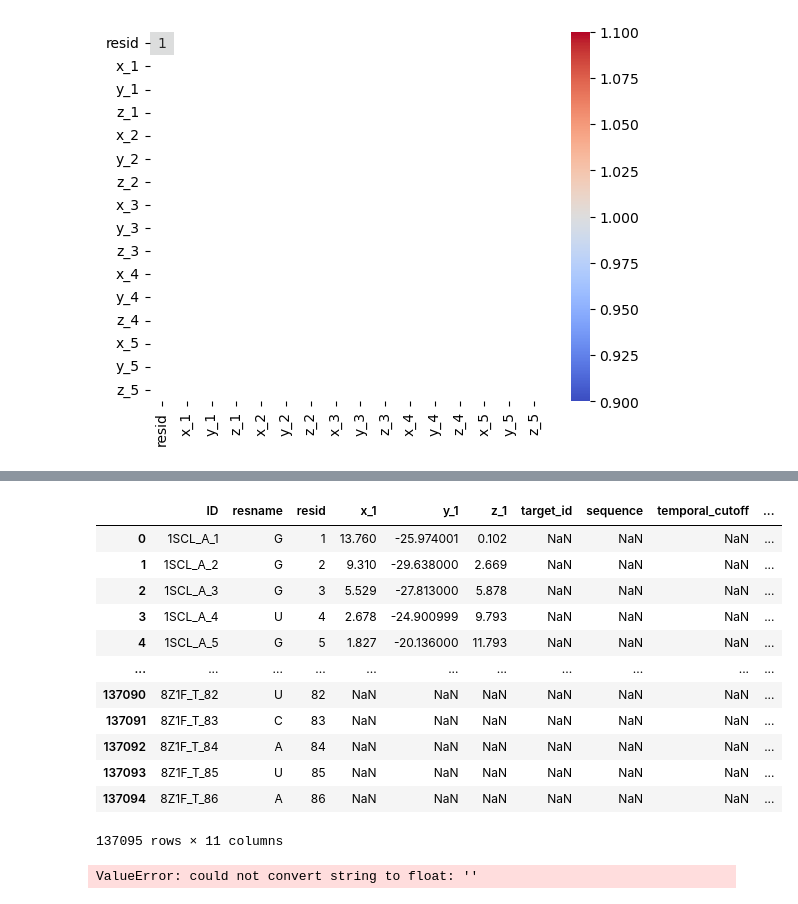
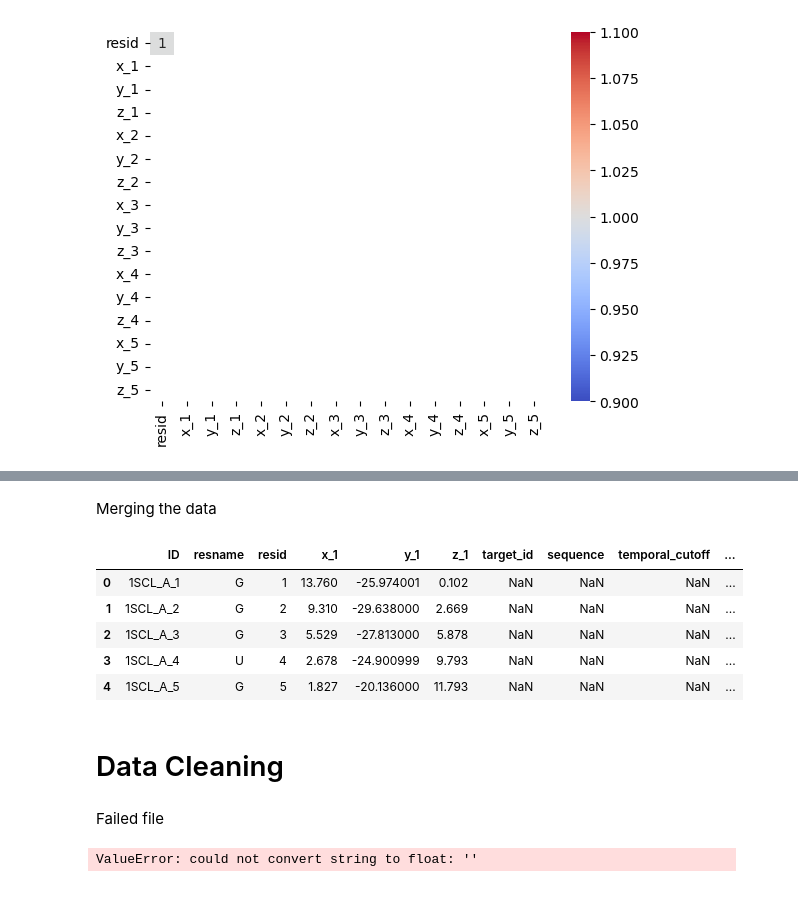
Before and after one commit to yamellmejia/Project-4, a Jupyter notebook: Project_4.ipynb, the cells around one changed output, grey strips where cells are left out. Cells and saved outputs as stored; diff of their text form; code cells hidden in the pictures.

```diff
--- a/Project_4.ipynb
+++ b/Project_4.ipynb
@@ -155,0 +47,35 @@ dtype: int64
+# %%
+# File paths
+sample_submission = Path("Resources/sample_submission.csv")
+test_sequences = Path("Resources/test_sequences.csv")
+train_labels = Path("Resources/train_labels.csv")
+train_sequences = Path("Resources/train_sequences.csv")
+validation_labels = Path("Resources/validation_labels.csv")
+validation_sequences_path = Path("Resources/validation_sequences.csv")  # Rename variable
+
+# Read CSV files into DataFrames
+sample_submission_df = pd.read_csv(sample_submission)
+test_sequences_df = pd.read_csv(test_sequences)
+train_labels_df = pd.read_csv(train_labels)
+train_sequences_df = pd.read_csv(train_sequences)
+validation_labels_df = pd.read_csv(validation_labels)
+validation_sequences_df = pd.read_csv(validation_sequences_path)  # Use renamed variable
+
+# Display the first few rows of each DataFrame
+print("Sample Submission DataFrame:")
+print(sample_submission_df.head())
+
+print("\nTest Sequences DataFrame:")
+print(test_sequences_df.head())
+
+print("\nTrain Labels DataFrame:")
+print(train_labels_df.head())
+
+print("\nTrain Sequences DataFrame:")
+print(train_sequences_df.head())
+
+print("\nValidation Labels DataFrame:")
+print(validation_labels_df.head())
+
+print("\nValidation Sequences DataFrame:")
+print(validation_sequences_df.head())
@@ -227,19 +115,20 @@ train_sequences.head()
+# %% [markdown]
+Merging the data
 # %%
 # Merge sequence and structural data based on target_id
-merged_df = pd.merge(train_labels, train_sequences, left_on='ID', right_on='target_id', how='left')
-merged_df
+merged_df = pd.merge(train_labels_df, train_sequences_df, left_on='ID', right_on='target_id', how='left')
+
+# Display the first few rows of the merged DataFrame
+merged_df.head()
 # %% [output]
 |  | ID | resname | resid | x_1 | y_1 | z_1 | target_id | sequence | temporal_cutoff | ... |
 | 0 | 1SCL_A_1 | G | 1 | 13.760 | -25.974001 | 0.102 | NaN | NaN | NaN | ... |
 | 1 | 1SCL_A_2 | G | 2 | 9.310 | -29.638000 | 2.669 | NaN | NaN | NaN | ... |
 | 2 | 1SCL_A_3 | G | 3 | 5.529 | -27.813000 | 5.878 | NaN | NaN | NaN | ... |
 | 3 | 1SCL_A_4 | U | 4 | 2.678 | -24.900999 | 9.793 | NaN | NaN | NaN | ... |
 | 4 | 1SCL_A_5 | G | 5 | 1.827 | -20.136000 | 11.793 | NaN | NaN | NaN | ... |
-| ... | ... | ... | ... | ... | ... | ... | ... | ... | ... | ... |
-| 137090 | 8Z1F_T_82 | U | 82 | NaN | NaN | NaN | NaN | NaN | NaN | ... |
-| 137091 | 8Z1F_T_83 | C | 83 | NaN | NaN | NaN | NaN | NaN | NaN | ... |
-| 137092 | 8Z1F_T_84 | A | 84 | NaN | NaN | NaN | NaN | NaN | NaN | ... |
-| 137093 | 8Z1F_T_85 | U | 85 | NaN | NaN | NaN | NaN | NaN | NaN | ... |
-| 137094 | 8Z1F_T_86 | A | 86 | NaN | NaN | NaN | NaN | NaN | NaN | ... |
-137095 rows × 11 columns
+# %% [markdown]
+# Data Cleaning
+# %% [markdown]
+Failed file
 # %%
```
Also changed, not shown: parts of 64 cells of this notebook, 1 other file.
